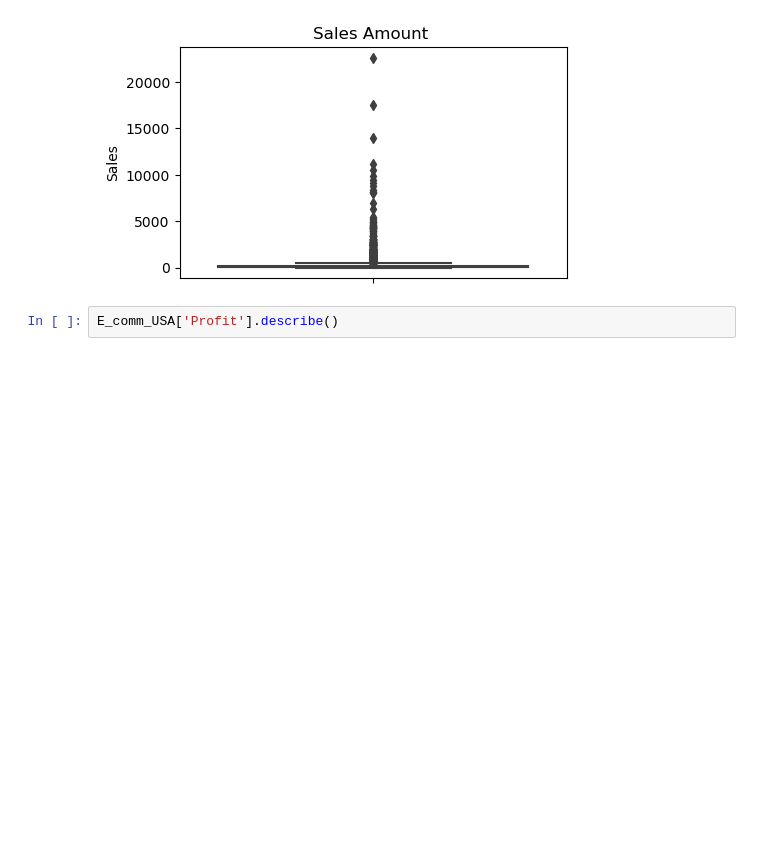
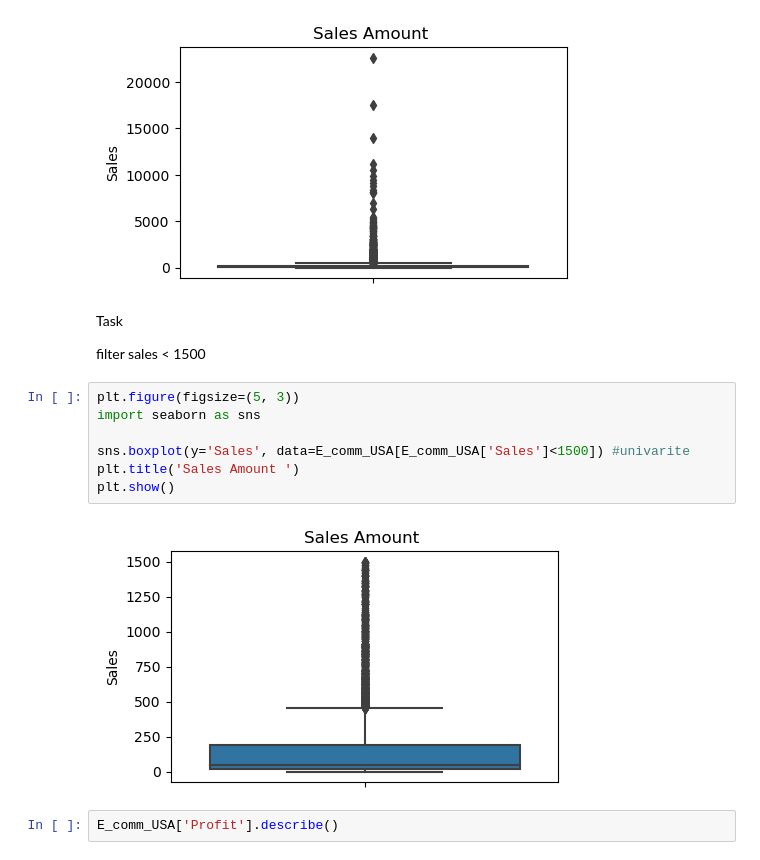
Before and after one commit to Mahmoud-Khorshed-DS-AI/AI-DS-Online-Diploma-Summer-Semester-2024, a Jupyter notebook: Session 13/Lab13_Visualizations.ipynb, the cells around one changed output. Saved outputs shown, nothing was run; the diff lists cells and outputs as text; blank space fills up the shorter version.

```diff
--- a/Session 13/Lab13_Visualizations.ipynb
+++ b/Session 13/Lab13_Visualizations.ipynb
@@ -43,6 +55,19 @@ plt.title('Sales Amount ')
 plt.show()
 # %% [output]
 [figure]
+# %% [markdown]
+Task
+
+filter sales < 1500
+# %%
+plt.figure(figsize=(5, 3))
+import seaborn as sns
+
+sns.boxplot(y='Sales', data=E_comm_USA[E_comm_USA['Sales']<1500]) #univarite
+plt.title('Sales Amount ')
+plt.show()
+# %% [output]
+[figure, added]
 # %%
 E_comm_USA['Profit'].describe()
 # %% [output]
```
Also changed, not shown: parts of 86 cells of this notebook, 3 other files.
